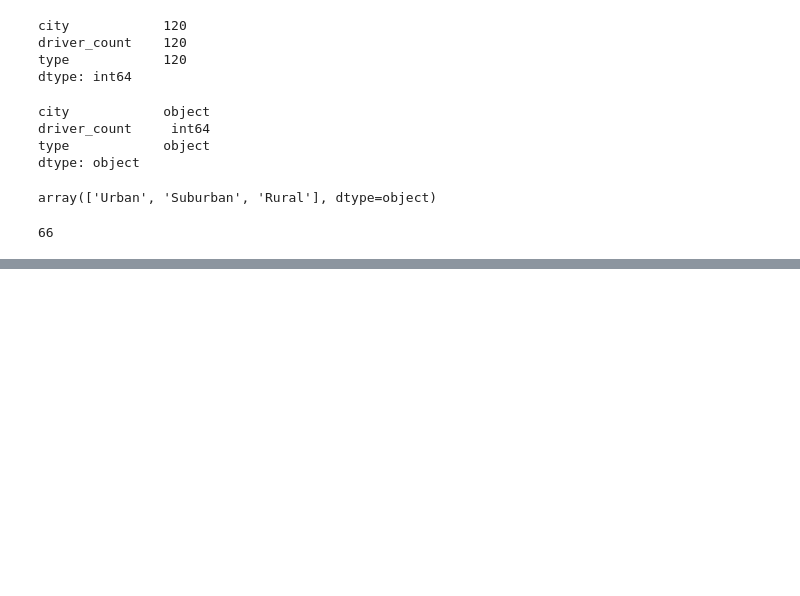
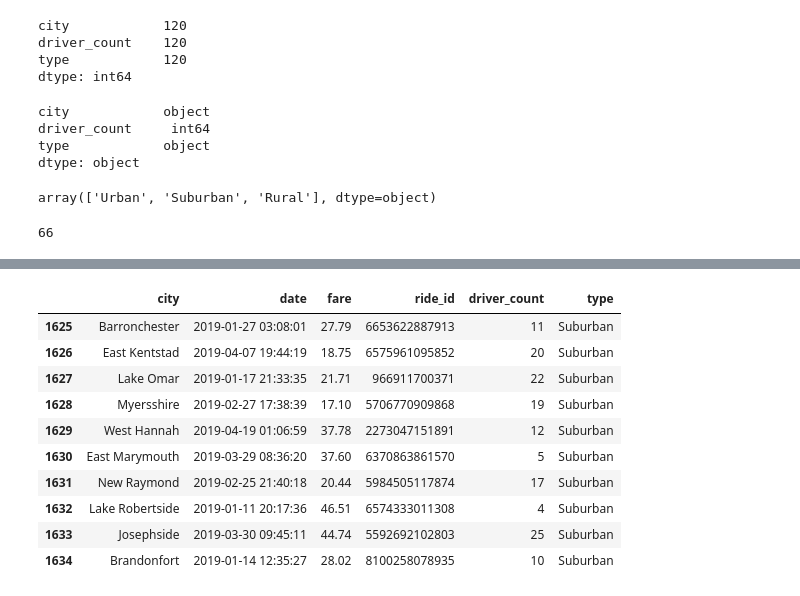
Before and after one commit to SevdaPruitt/PyBer_Analysis, a Jupyter notebook: PyBer.ipynb, the cells around one changed output, grey strips where cells are left out. Saved outputs shown, nothing was run; the diff lists cells and outputs as text; code cells hidden in the pictures; blank space fills up the shorter version.

```diff
--- a/PyBer.ipynb
+++ b/PyBer.ipynb
@@ -98,0 +122,16 @@ pyber_data_df.head()
+# %%
+#Add suburban cities df
+suburban_cities_df = pyber_data_df[pyber_data_df["type"] == "Suburban"]
+suburban_cities_df.head(10)
+# %% [output]
+|  | city | date | fare | ride_id | driver_count | type |
+| 1625 | Barronchester | 2019-01-27 03:08:01 | 27.79 | 6653622887913 | 11 | Suburban |
+| 1626 | East Kentstad | 2019-04-07 19:44:19 | 18.75 | 6575961095852 | 20 | Suburban |
+| 1627 | Lake Omar | 2019-01-17 21:33:35 | 21.71 | 966911700371 | 22 | Suburban |
+| 1628 | Myersshire | 2019-02-27 17:38:39 | 17.10 | 5706770909868 | 19 | Suburban |
+| 1629 | West Hannah | 2019-04-19 01:06:59 | 37.78 | 2273047151891 | 12 | Suburban |
+| 1630 | East Marymouth | 2019-03-29 08:36:20 | 37.60 | 6370863861570 | 5 | Suburban |
+| 1631 | New Raymond | 2019-02-25 21:40:18 | 20.44 | 5984505117874 | 17 | Suburban |
+| 1632 | Lake Robertside | 2019-01-11 20:17:36 | 46.51 | 6574333011308 | 4 | Suburban |
+| 1633 | Josephside | 2019-03-30 09:45:11 | 44.74 | 5592692102803 | 25 | Suburban |
+| 1634 | Brandonfort | 2019-01-14 12:35:27 | 28.02 | 8100258078935 | 10 | Suburban |
```
Also changed, not shown: parts of 20 cells of this notebook, 2 other files.
